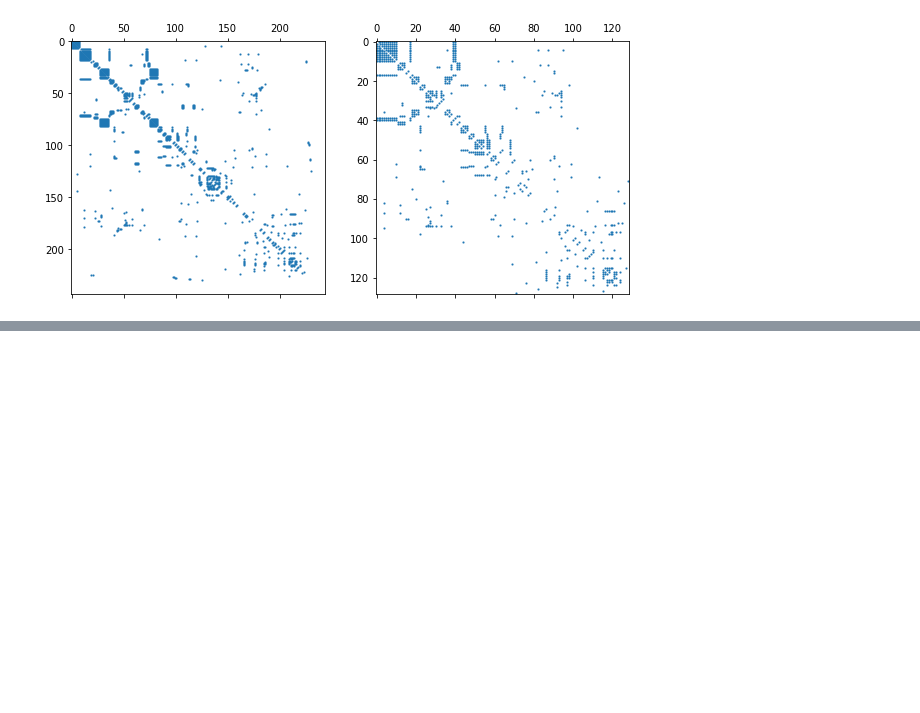
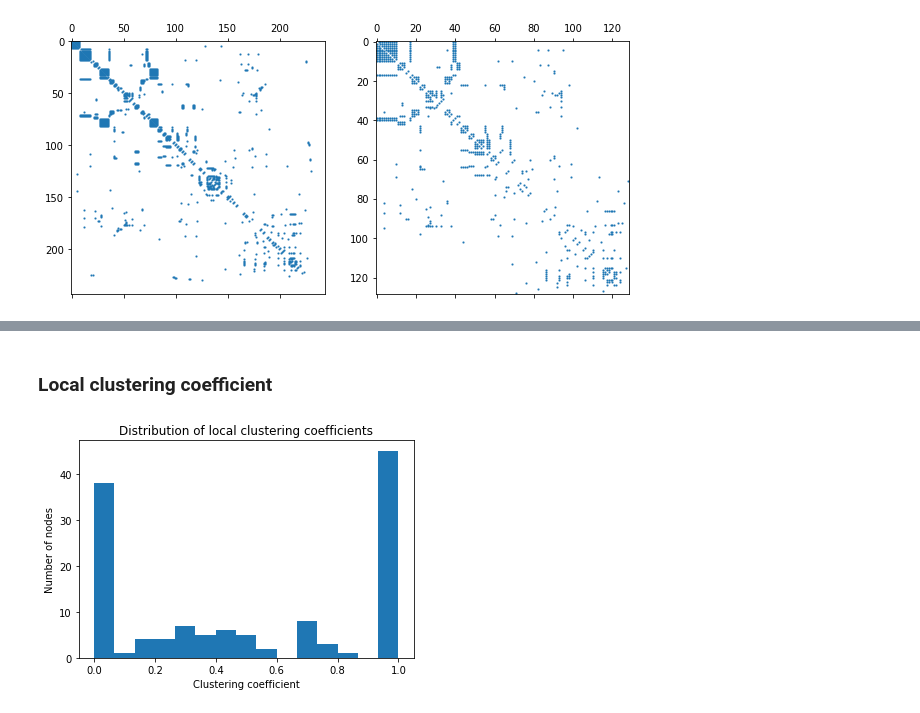
Before and after one commit to Kakavand/EPFL-antiterrorAssignment, a Jupyter notebook: project/give_names_tonodes.ipynb, the cells around one changed output, grey strips where cells are left out. Cells and saved outputs as stored; diff of their text form; code cells hidden in the pictures; blank space fills up the shorter version.

```diff
--- a/project/give_names_tonodes.ipynb
+++ b/project/give_names_tonodes.ipynb
@@ -117,0 +139,14 @@ if display:
+# %% [markdown]
+### Local clustering coefficient
+# %%
+clus_coeff = np.empty(largest_cc_inv.shape[0])
+for n in range(largest_cc_inv.shape[0]):
+    clus_coeff[n] = compute_clustering_coefficient(largest_cc_inv, n)
+
+plt.hist(clus_coeff, bins=15)
+plt.xlabel("Clustering coefficient")
+plt.ylabel("Number of nodes")
+plt.title("Distribution of local clustering coefficients")
+plt.show()
+# %% [output]
+[figure, added]
```
Also changed, not shown: parts of 15 cells of this notebook, 2 other files.
